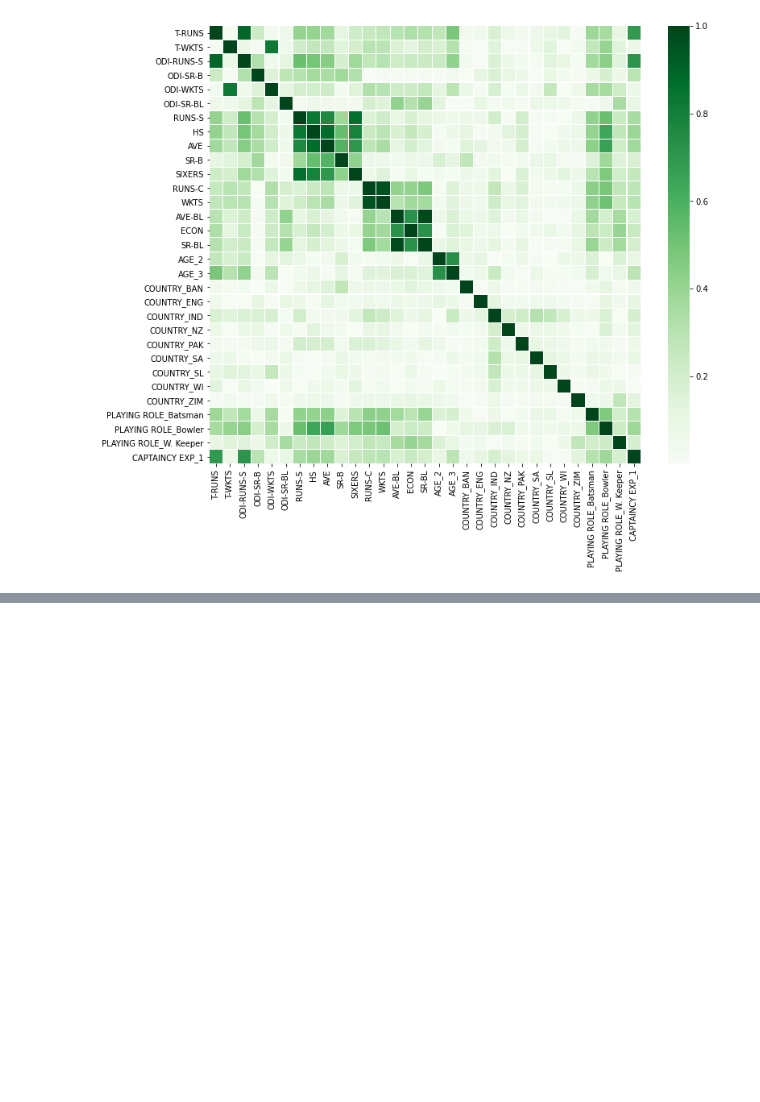
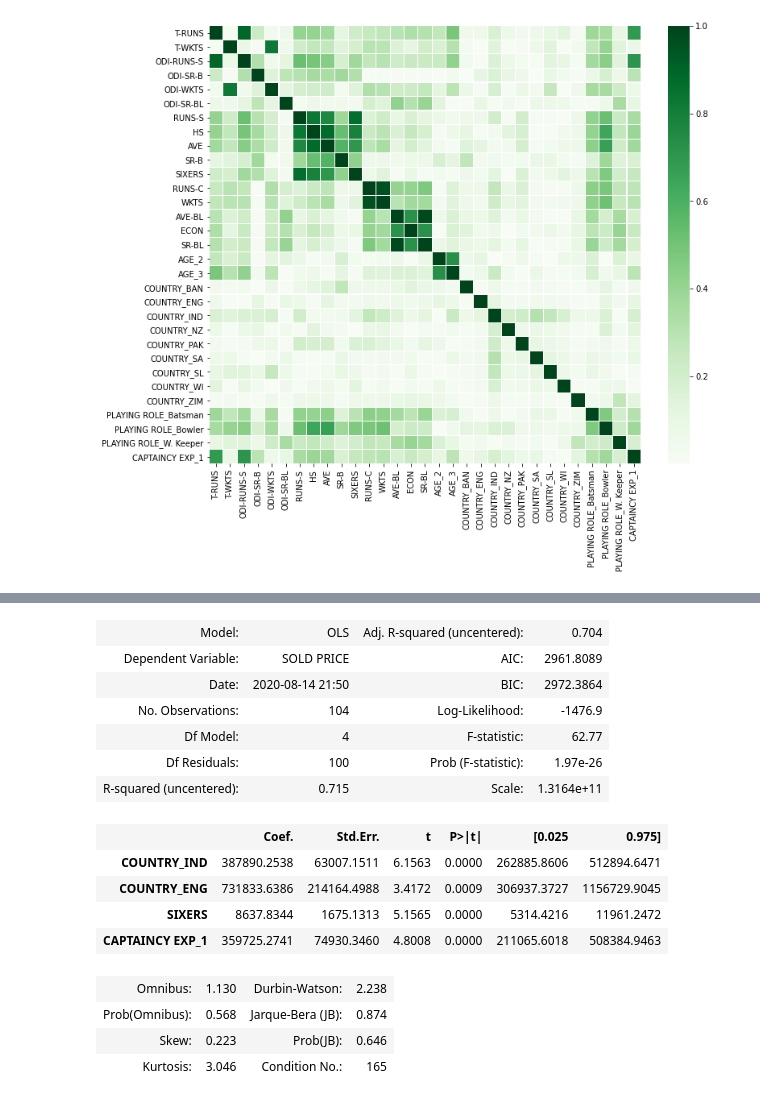
Before and after one commit to jagdishwar/AuctionPrice-Prediction, a Jupyter notebook: src/Bulding New_model.ipynb, the cells around one changed output, grey strips where cells are left out. Saved outputs shown, nothing was run; the diff lists cells and outputs as text; code cells hidden in the pictures; blank space fills up the shorter version.

Commit message:
building new model as per p-values

```diff
--- a/src/Bulding New_model.ipynb
+++ b/src/Bulding New_model.ipynb
@@ -166,3 +166,27 @@ ipl_model_2.summary2()
 | Prob(Omnibus): | 0.013 | Jarque-Bera (JB): | 8.345 |
 | Skew: | 0.623 | Prob(JB): | 0.015 |
 | Kurtosis: | 3.609 | Condition No.: | 1492 |
+# %%
+#as per the p-values
+#COUNTRY_IND, COUNTRY_ENG, SIXERS, CAPTAINCY EXP_1 are highly decide the sold price
+singni_feature=['COUNTRY_IND', 'COUNTRY_ENG', 'SIXERS', 'CAPTAINCY EXP_1']
+train_X=train_X[singni_feature]
+ipl_model_3 =sm.OLS(train_y,train_X).fit()
+ipl_model_3.summary2()
+# %% [output]
+| Model: | OLS | Adj. R-squared (uncentered): | 0.704 |
+| Dependent Variable: | SOLD PRICE | AIC: | 2961.8089 |
+| Date: | 2020-08-14 21:50 | BIC: | 2972.3864 |
+| No. Observations: | 104 | Log-Likelihood: | -1476.9 |
+| Df Model: | 4 | F-statistic: | 62.77 |
+| Df Residuals: | 100 | Prob (F-statistic): | 1.97e-26 |
+| R-squared (uncentered): | 0.715 | Scale: | 1.3164e+11 |
+|  | Coef. | Std.Err. | t | P>|t| | [0.025 | 0.975] |
+| COUNTRY_IND | 387890.2538 | 63007.1511 | 6.1563 | 0.0000 | 262885.8606 | 512894.6471 |
+| COUNTRY_ENG | 731833.6386 | 214164.4988 | 3.4172 | 0.0009 | 306937.3727 | 1156729.9045 |
+| SIXERS | 8637.8344 | 1675.1313 | 5.1565 | 0.0000 | 5314.4216 | 11961.2472 |
+| CAPTAINCY EXP_1 | 359725.2741 | 74930.3460 | 4.8008 | 0.0000 | 211065.6018 | 508384.9463 |
+| Omnibus: | 1.130 | Durbin-Watson: | 2.238 |
+| Prob(Omnibus): | 0.568 | Jarque-Bera (JB): | 0.874 |
+| Skew: | 0.223 | Prob(JB): | 0.646 |
+| Kurtosis: | 3.046 | Condition No.: | 165 |
```
Also changed, not shown: parts of 2 cells of this notebook.
